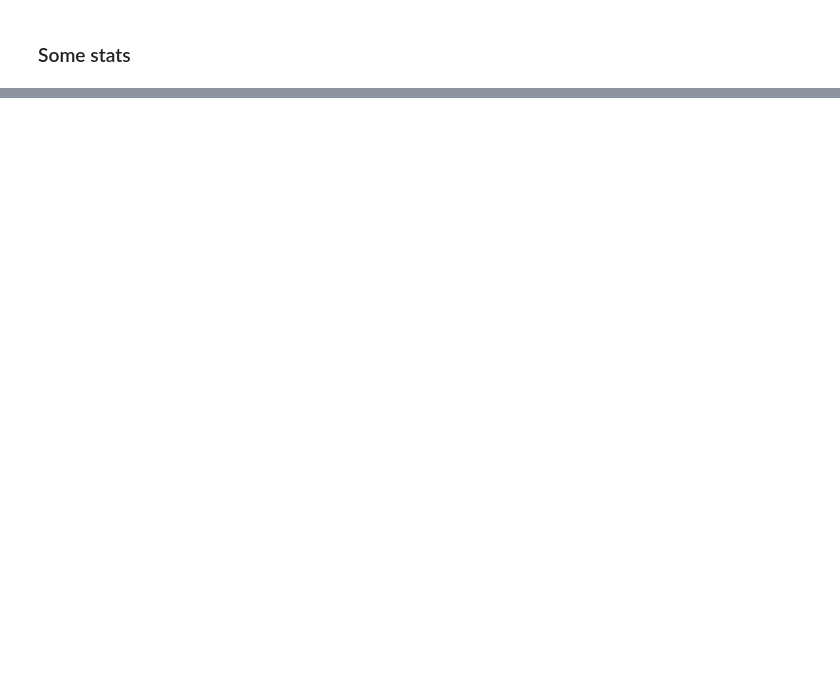
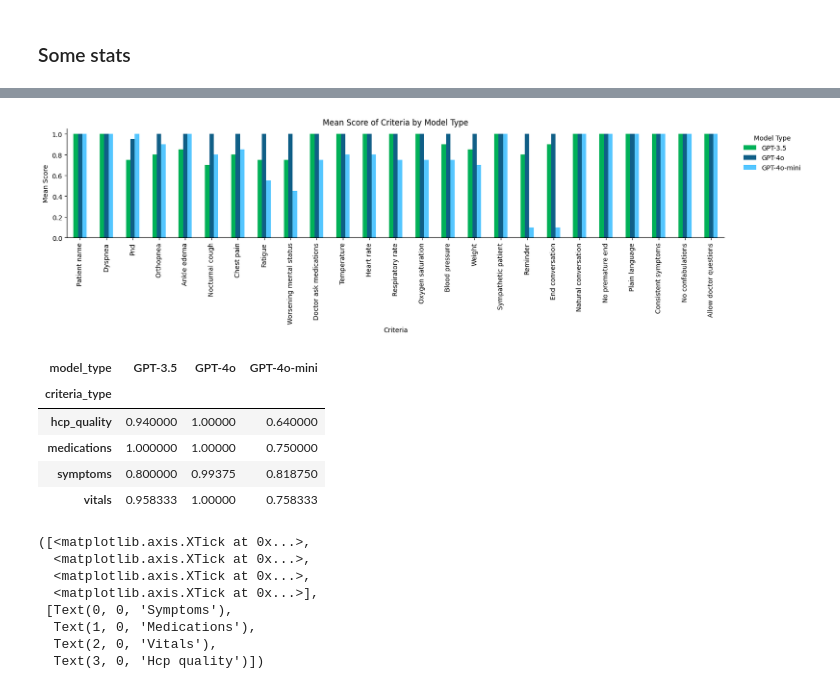
Before and after one commit to recoverycompanion/reco, a Jupyter notebook: reco_analysis/notebooks/judge/2.1_llm_judge_transcript.ipynb, the cells around one changed output, grey strips where cells are left out. Saved outputs shown, nothing was run; the diff lists cells and outputs as text; code cells hidden in the pictures; blank space fills up the shorter version.

```diff
--- a/reco_analysis/notebooks/judge/2.1_llm_judge_transcript.ipynb
+++ b/reco_analysis/notebooks/judge/2.1_llm_judge_transcript.ipynb
@@ -382,0 +510,80 @@ plt.show()
+# %%
+df = pd.read_csv("2.1_llm_judge_transcript_results.csv")  # load the saved file
+
+df.groupby("patient_type")[list(judge_criteria.keys())].mean()
+
+# plot bar plot
+df["patient_type"] = pd.Categorical(
+    df["patient_type"], ["gpt3.5_cooperative_basedoc", "4o_cooperative_basedoc", "cooperative_basedoc"]
+)
+df = df.sort_values("patient_type")
+
+# rename patient types
+df["patient_type"] = df["patient_type"].replace({
+    "gpt3.5_cooperative_basedoc": "GPT-3.5",
+    "4o_cooperative_basedoc": "GPT-4o",
+    "cooperative_basedoc": "GPT-4o-mini",
+})
+
+# replace colors. use light green, dark blue, light blue
+colors = ["#00b159", "#105f87", "#54c6ff"]
+
+df.groupby("patient_type")[list(judge_criteria.keys())].mean().T.plot(kind="bar", figsize=(18, 3), color=colors)
+
+plt.legend(title="Model Type", bbox_to_anchor=(1.02, 1), loc='upper left', frameon=False)
+
+plt.gca().spines['top'].set_visible(False)
+plt.gca().spines['right'].set_visible(False)
+
+plt.xticks(ticks=range(len(judge_criteria)), labels=[x.replace("_", " ").capitalize() for x in judge_criteria.keys()])
+
+plt.ylabel("Mean Score")
+plt.xlabel("Criteria")
+plt.title("Mean Score of Criteria by Model Type")
+
+plt.show()
+
+# then another plot where criteria is aggregated by question/crieria type
+criteria_type = {
+    "symptoms" : ["dyspnea", "pnd", "orthopnea", "ankle_edema", "nocturnal_cough", "chest_pain", "fatigue", "worsening_mental_status"],
+    "medications" : ["doctor_ask_medications"],
+    "vitals" : ["temperature", "heart_rate", "respiratory_rate", "oxygen_saturation", "blood_pressure", "weight"],
+    "hcp_quality" : ["sympathetic_patient", "reminder", "end_conversation", "natural_conversation", "no_premature_end"],
+}  # we're skipping all others
+
+df_average_over_patients = df.groupby("patient_type")[list(judge_criteria.keys())].mean()
+df_average_over_patients["model_type"] = df_average_over_patients.index
+
+df_average_over_patients = df_average_over_patients.melt(id_vars="model_type", var_name="criteria", value_name="mean_score")
+df_average_over_patients["criteria_type"] = df_average_over_patients["criteria"].apply(lambda x: next((k for k, v in criteria_type.items() if x in v), None))
+df_average_over_patients = df_average_over_patients.dropna(subset=["criteria_type"])
+df_average_over_criteria_type = df_average_over_patients.groupby(["model_type", "criteria_type"])["mean_score"].mean().unstack().T
+display(df_average_over_criteria_type)
+# plot bar plot
+df_average_over_criteria_type.plot(kind="bar", figsize=(8, 5), color=colors)
+
+# styling
+plt.legend(title="Model Type", bbox_to_anchor=(1.02, 1), loc='upper left', frameon=False)
+plt.gca().spines['top'].set_visible(False)
+plt.gca().spines['right'].set_visible(False)
+plt.ylabel("Mean Score")
+plt.xlabel("Criteria Type")
+plt.title("Mean Score of Criteria by Model Type and Criteria Type")
+# capitialize the xticks
+plt.xticks(ticks=range(len(criteria_type)), labels=[x.replace("_", " ").capitalize() for x in criteria_type.keys()])
+# %% [output]
+[figure, added]
+| model_type | GPT-3.5 | GPT-4o | GPT-4o-mini |
+| criteria_type |  |  |  |
+| hcp_quality | 0.940000 | 1.00000 | 0.640000 |
+| medications | 1.000000 | 1.00000 | 0.750000 |
+| symptoms | 0.800000 | 0.99375 | 0.818750 |
+| vitals | 0.958333 | 1.00000 | 0.758333 |
+([<matplotlib.axis.XTick at 0x...>,
+  <matplotlib.axis.XTick at 0x...>,
+  <matplotlib.axis.XTick at 0x...>,
+  <matplotlib.axis.XTick at 0x...>],
+ [Text(0, 0, 'Symptoms'),
+  Text(1, 0, 'Medications'),
+  Text(2, 0, 'Vitals'),
+  Text(3, 0, 'Hcp quality')])
```
Also changed, not shown: parts of 12 cells of this notebook.
